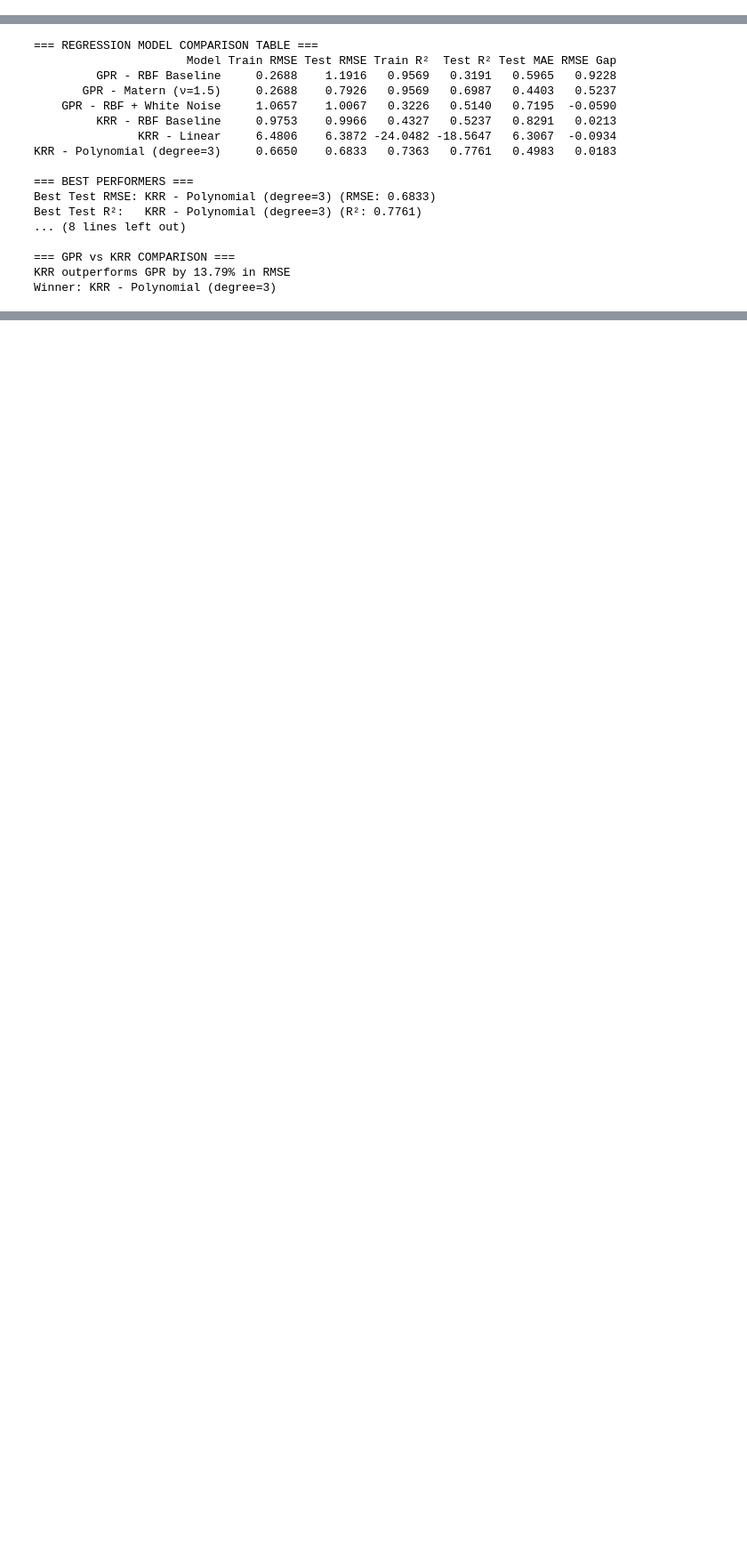
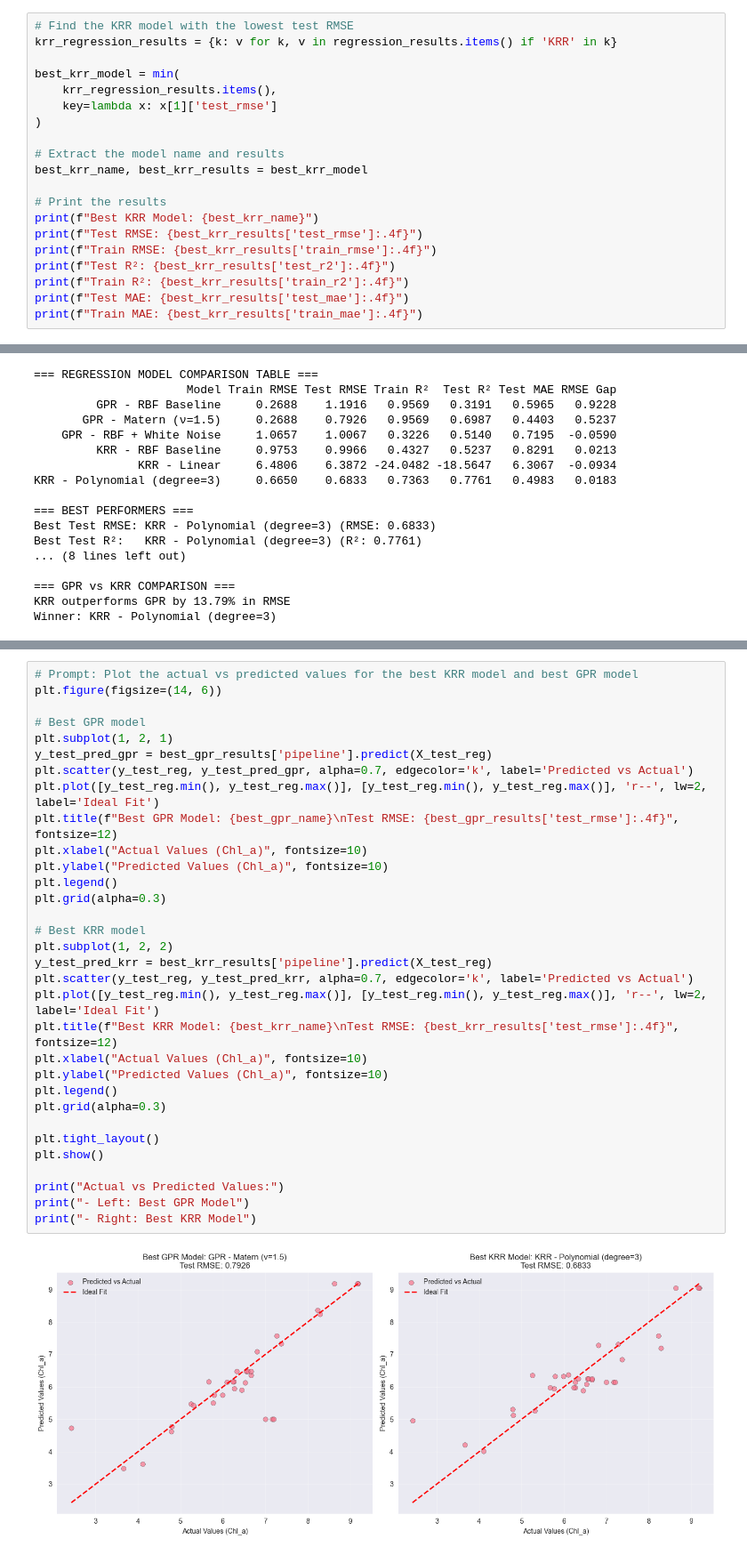
Before and after one commit to jonmaaku/AI221-machine-problems, a Jupyter notebook: mp2/MP2.ipynb, the cells around one changed output, grey strips where cells are left out. Shown at 89% size. Drawn from its saved outputs; the diff is of its cells as text; blank space fills up the shorter version.

```diff
--- a/mp2/MP2.ipynb
+++ b/mp2/MP2.ipynb
@@ -1649,0 +1441,20 @@ Testing MAE:   0.4983
+# %%
+# Find the KRR model with the lowest test RMSE
+krr_regression_results = {k: v for k, v in regression_results.items() if 'KRR' in k}
+
+best_krr_model = min(
+    krr_regression_results.items(),
+    key=lambda x: x[1]['test_rmse']
+)
+
+# Extract the model name and results
+best_krr_name, best_krr_results = best_krr_model
+
+# Print the results
+print(f"Best KRR Model: {best_krr_name}")
+print(f"Test RMSE: {best_krr_results['test_rmse']:.4f}")
+print(f"Train RMSE: {best_krr_results['train_rmse']:.4f}")
+print(f"Test R²: {best_krr_results['test_r2']:.4f}")
+print(f"Train R²: {best_krr_results['train_r2']:.4f}")
+print(f"Test MAE: {best_krr_results['test_mae']:.4f}")
+print(f"Train MAE: {best_krr_results['train_mae']:.4f}")
@@ -1780,0 +1572,34 @@ plot_actual_vs_predicted(y_train_reg, regression_results['GPR - RBF Baseline']['
+# %%
+# Prompt: Plot the actual vs predicted values for the best KRR model and best GPR model
+plt.figure(figsize=(14, 6))
+
+# Best GPR model
+plt.subplot(1, 2, 1)
+y_test_pred_gpr = best_gpr_results['pipeline'].predict(X_test_reg)
+plt.scatter(y_test_reg, y_test_pred_gpr, alpha=0.7, edgecolor='k', label='Predicted vs Actual')
+plt.plot([y_test_reg.min(), y_test_reg.max()], [y_test_reg.min(), y_test_reg.max()], 'r--', lw=2, label='Ideal Fit')
+plt.title(f"Best GPR Model: {best_gpr_name}\nTest RMSE: {best_gpr_results['test_rmse']:.4f}", fontsize=12)
+plt.xlabel("Actual Values (Chl_a)", fontsize=10)
+plt.ylabel("Predicted Values (Chl_a)", fontsize=10)
+plt.legend()
+plt.grid(alpha=0.3)
+
+# Best KRR model
+plt.subplot(1, 2, 2)
+y_test_pred_krr = best_krr_results['pipeline'].predict(X_test_reg)
+plt.scatter(y_test_reg, y_test_pred_krr, alpha=0.7, edgecolor='k', label='Predicted vs Actual')
+plt.plot([y_test_reg.min(), y_test_reg.max()], [y_test_reg.min(), y_test_reg.max()], 'r--', lw=2, label='Ideal Fit')
+plt.title(f"Best KRR Model: {best_krr_name}\nTest RMSE: {best_krr_results['test_rmse']:.4f}", fontsize=12)
+plt.xlabel("Actual Values (Chl_a)", fontsize=10)
+plt.ylabel("Predicted Values (Chl_a)", fontsize=10)
+plt.legend()
+plt.grid(alpha=0.3)
+
+plt.tight_layout()
+plt.show()
+
+print("Actual vs Predicted Values:")
+print("- Left: Best GPR Model")
+print("- Right: Best KRR Model")
+# %% [output]
+[figure, added]
```
Also changed, not shown: parts of 85 cells of this notebook.
